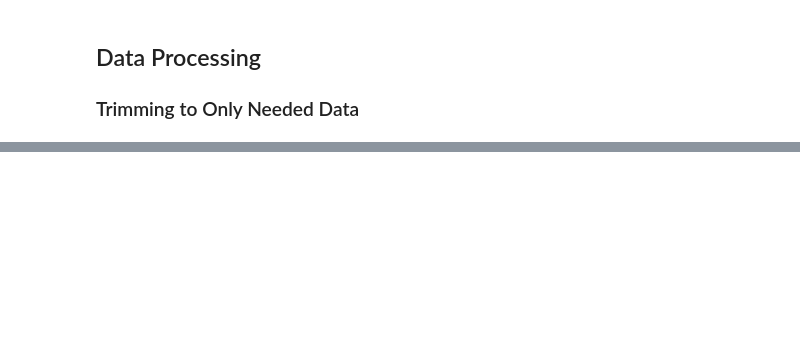
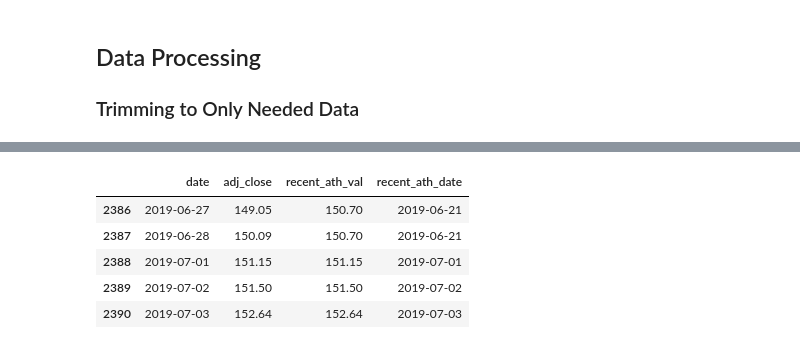
Before and after one commit to pmaji/asset-time-machine-app, a Jupyter notebook: explore.ipynb, the cells around one changed output, grey strips where cells are left out. Cells and saved outputs as stored; diff of their text form; code cells hidden in the pictures; blank space fills up the shorter version.

```diff
--- a/explore.ipynb
+++ b/explore.ipynb
@@ -95 +112,13 @@ close_and_ath_df.head()
+# %%
+# now we merge the df we made with the ATH value / date pairs back onto our main df
+close_and_ath_df = cleaned_close_df.merge(recent_ath_date_df,on="recent_ath_val")
+# inspecting what our data struture looks like at this point
+close_and_ath_df.tail()
+# %% [output]
+|  | date | adj_close | recent_ath_val | recent_ath_date |
+| 2386 | 2019-06-27 | 149.05 | 150.70 | 2019-06-21 |
+| 2387 | 2019-06-28 | 150.09 | 150.70 | 2019-06-21 |
+| 2388 | 2019-07-01 | 151.15 | 151.15 | 2019-07-01 |
+| 2389 | 2019-07-02 | 151.50 | 151.50 | 2019-07-02 |
+| 2390 | 2019-07-03 | 152.64 | 152.64 | 2019-07-03 |
 # %% [markdown]
```
Also changed, not shown: parts of 20 cells of this notebook, 4 other files.
